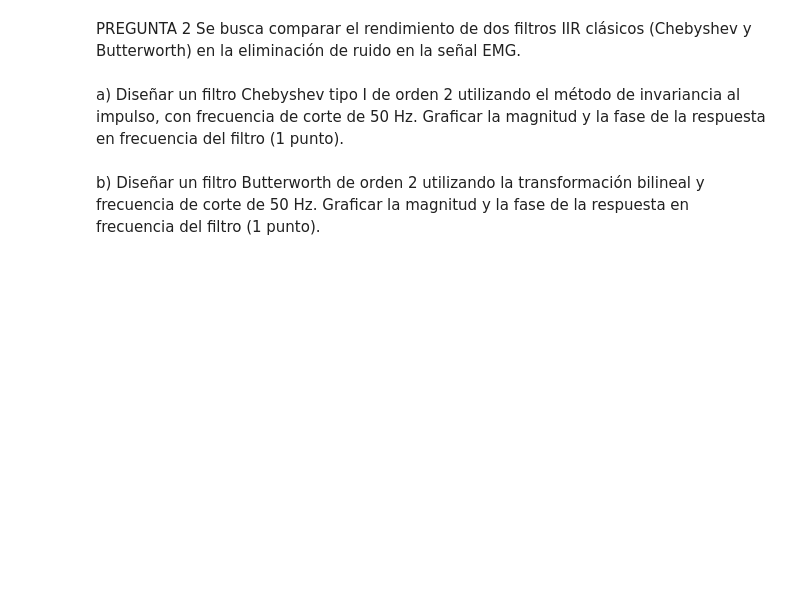
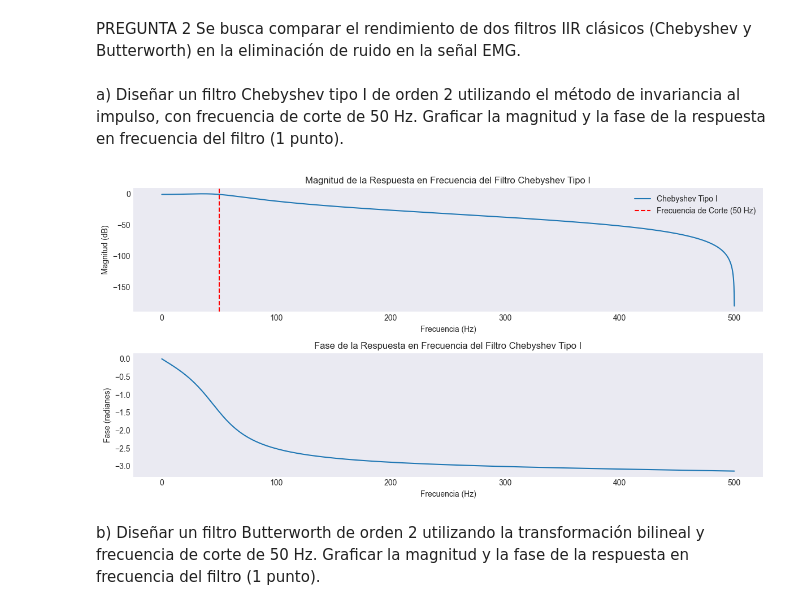
Before and after one commit to ExampleToFollow/PracticasPDS, a Jupyter notebook: Lab4/IF_LAB4_20213704.ipynb, the cells around one changed output. Saved outputs shown, nothing was run; the diff lists cells and outputs as text; code cells hidden in the pictures; blank space fills up the shorter version.

```diff
--- a/Lab4/IF_LAB4_20213704.ipynb
+++ b/Lab4/IF_LAB4_20213704.ipynb
@@ -231,6 +231,46 @@ de ruido en la señal EMG.
 a) Diseñar un filtro Chebyshev tipo I de orden 2 utilizando el método de invariancia al impulso, con
 frecuencia de corte de 50 Hz. Graficar la magnitud y la fase de la respuesta en frecuencia del
 filtro (1 punto).
+# %%
+from scipy.signal import cheby1, freqz, lfilter
+
+# Parámetros del filtro
+fs = 1000  # Frecuencia de muestreo en Hz
+fc = 50    # Frecuencia de corte en Hz
+order = 2  # Orden del filtro
+rp = 1     # Ripple en la banda de paso (1 dB)
+
+# Diseño del filtro Chebyshev tipo I
+b, a = cheby1(order, rp, fc / (fs / 2), btype='low', analog=False, output='ba')
+
+# Respuesta en frecuencia del filtro
+w, h = freqz(b, a, worN=8000, fs=fs)
+
+# Graficar la respuesta en frecuencia
+plt.figure(figsize=(12, 6))
+
+# Magnitud
+plt.subplot(2, 1, 1)
+plt.plot(w, 20 * np.log10(np.abs(h)), label="Chebyshev Tipo I")
+plt.title("Magnitud de la Respuesta en Frecuencia del Filtro Chebyshev Tipo I")
+plt.xlabel("Frecuencia (Hz)")
+plt.ylabel("Magnitud (dB)")
+plt.axvline(fc, color='red', linestyle='--', label="Frecuencia de Corte (50 Hz)")
+plt.legend()
+plt.grid()
+
+# Fase
+plt.subplot(2, 1, 2)
+plt.plot(w, np.angle(h), label="Chebyshev Tipo I")
+plt.title("Fase de la Respuesta en Frecuencia del Filtro Chebyshev Tipo I")
+plt.xlabel("Frecuencia (Hz)")
+plt.ylabel("Fase (radianes)")
+plt.grid()
+
+plt.tight_layout()
+plt.show()
+# %% [output]
+[figure, added]
 # %% [markdown]
 b) Diseñar un filtro Butterworth de orden 2 utilizando la transformación bilineal y frecuencia de
 corte de 50 Hz. Graficar la magnitud y la fase de la respuesta en frecuencia del filtro (1 punto).
```
Also changed, not shown: parts of 5 cells of this notebook.
